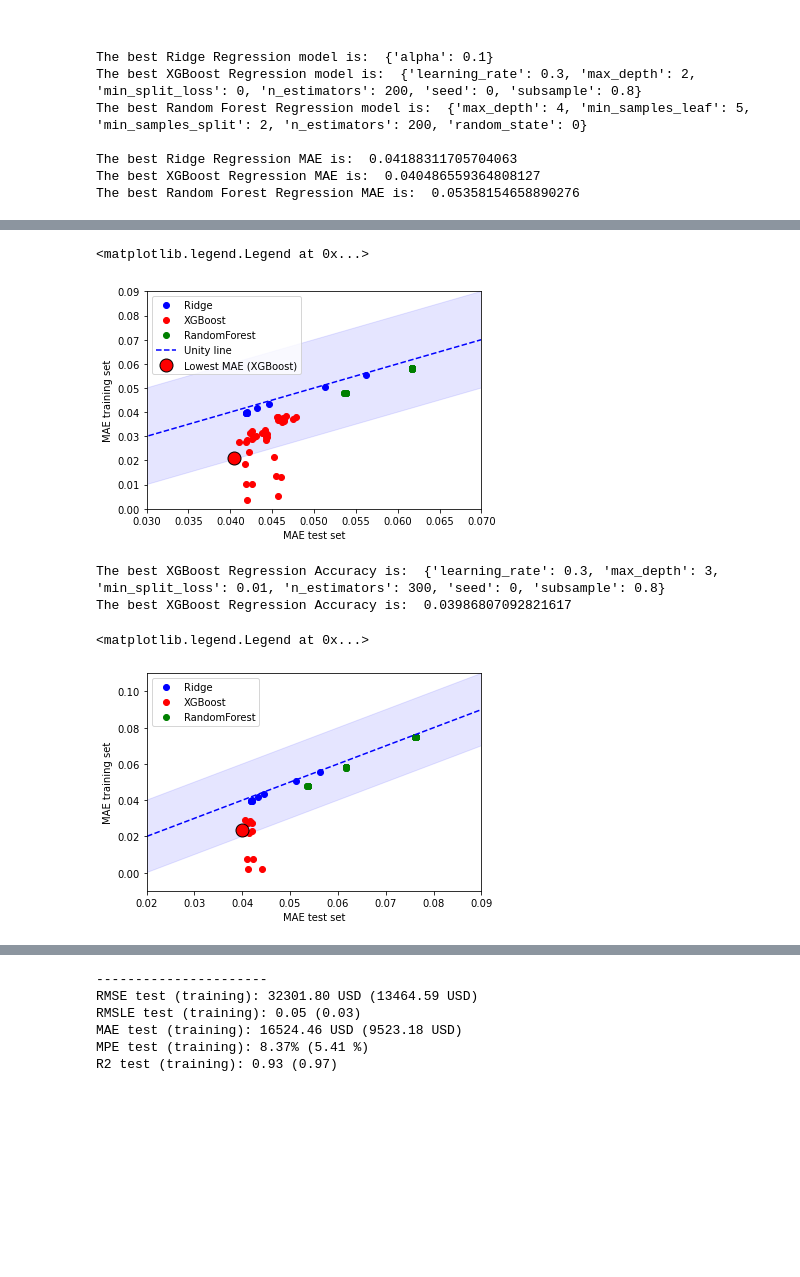
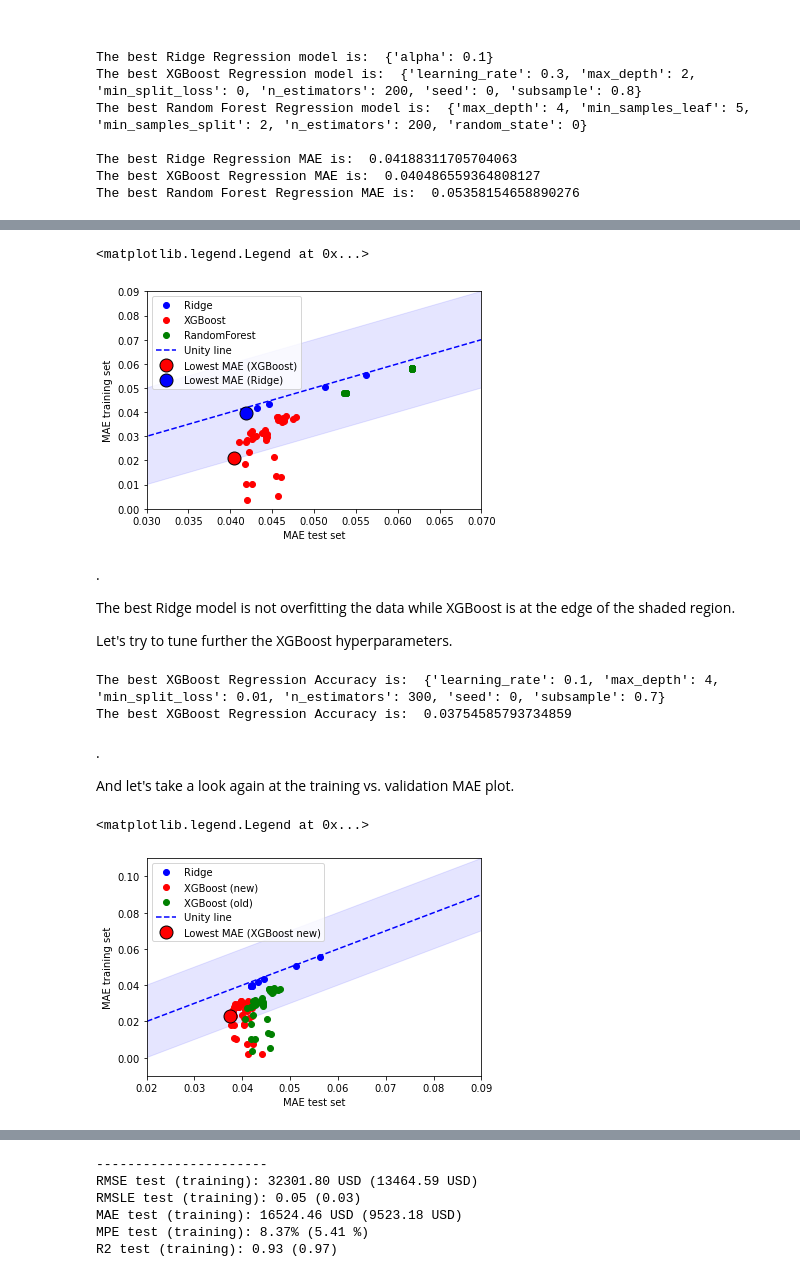
Before and after one commit to SamuComqi92/House_Price_prediction, a Jupyter notebook: House_Price_prediction.ipynb, the cells around one changed output, grey strips where cells are left out. Saved outputs shown, nothing was run; the diff lists cells and outputs as text; code cells hidden in the pictures; blank space fills up the shorter version.

```diff
--- a/House_Price_prediction.ipynb
+++ b/House_Price_prediction.ipynb
@@ -516,22 +600,10 @@ Feature:  SaleCondition     - Max: 6 | Min: 1
 # %%
-#The majority of the values lie within a range between 0 and ~10.
-# - Three features (i.e., "Exterior1st", "Exterior2nd", "Neighborhood") have values in a range between 1 and ~30
-# - One feature (i.e., "MSSubClass") has values in the range between 20 and ~200
-# - Three features (i.e., "YearBuilt", "YearRemodAdd", "YrSold") have values in ranges between 1892 and 2010 (years).
-
-#The next steps will be:
-# - Substitute the "MSSubClass" values with numbers between 1 and 15
-# - Transform years categories by normalizing them with respect to 2010 (the last year in the dataset) and them use MinMaxScaler
-
 #MSSubClass categories
 MSS_classes = X_train.MSSubClass.sort_values().unique()            #It will be used later
 X_train.MSSubClass.replace(MSS_classes,np.arange(1,len(MSS_classes)+1), inplace=True)
+
 
 #Years normalization
 X_train.YearBuilt = 2010 - X_train.YearBuilt
 X_train.YearRemodAdd = 2010 - X_train.YearRemodAdd
 X_train.YrSold = 2010 - X_train.YrSold
-
-#Let's take a look at the ranges spanned by each feature
-for i in X_train.columns :
-    print("Feature: ",i, "    - Max:", max(X_train[i]), "| Min:",min(X_train[i]))
@@ -901,24 +965,24 @@ plt.plot(C.Test,C.Train,'og')
 plt.plot([0.0,0.1],[0.0,0.1],'--b')
 plt.fill_between([0.0,0.1],[0.02,0.12],[-0.02,0.08],color='blue',alpha=0.1,label="_nolegend_")
 plt.plot(B.Test[np.argmin(B.Test)],B.Train[np.argmin(B.Test)],'ro',markersize=13,mec="black")
+plt.plot(A.Test[np.argmin(A.Test)],A.Train[np.argmin(A.Test)],'bo',markersize=13,mec="black")
 plt.xlim([0.03,0.07])
 plt.ylim([0.0,0.09])
 plt.xlabel("MAE test set")
 plt.ylabel("MAE training set")
-plt.legend(["Ridge","XGBoost","RandomForest","Unity line","Lowest MAE (XGBoost)"], loc="upper left")
+plt.legend(["Ridge","XGBoost","RandomForest","Unity line","Lowest MAE (XGBoost)","Lowest MAE (Ridge)"], loc="upper left")
 # %% [output]
 <matplotlib.legend.Legend at 0x...>
-[figure, old version]
+[figure, new version]
+# %% [markdown]
+.
+
+The best Ridge model is not overfitting the data while XGBoost is at the edge of the shaded region.
+
+Let's try to tune further the XGBoost hyperparameters.
 # %%
-#(The shaded blue region represent a sort of confidence interval for under/overfitting:)
-#(Points closer to the unity line represent cases where models are not overfitting data i.e. training and validation errors are similar)
-#(Points outside the shaded blue region represent cases where models are overfitting data i.e. training and validation errors are distant from each other)
-
-#The XGBoost model with the largest accuracy is not overfitting drastically
-
-#Let's further tune RandomForest Hyperparameters
 #Hyperparameter grid
-Params_xgb = {"n_estimators":[300], "max_depth":[3,4], "learning_rate":[0.3], "min_split_loss":[0,0.01,0.02],"subsample":[0.7,0.8], "seed":[0]}
+Params_xgb = {"n_estimators":[300], "max_depth":[2,3,4], "learning_rate":[0.1,0.3], "min_split_loss":[0.0,0.01,0.02],"subsample":[0.7,0.8], "seed":[0]}
 
 #Grid search with a 5-fold cross-validation method
 CV = KFold(n_splits=5, random_state = 0, shuffle=True)
@@ -928,30 +992,34 @@ Grid_xgb222 = Grid_xgb22.fit(X_train, y_train)
 print("\nThe best XGBoost Regression Accuracy is: ",Grid_xgb222.best_params_)
 print("The best XGBoost Regression Accuracy is: ",-Grid_xgb222.best_score_)
 # %% [output]
-The best XGBoost Regression Accuracy is:  {'learning_rate': 0.3, 'max_depth': 3, 'min_split_loss': 0.01, 'n_estimators': 300, 'seed': 0, 'subsample': 0.8}
-The best XGBoost Regression Accuracy is:  0.03986807092821617
+The best XGBoost Regression Accuracy is:  {'learning_rate': 0.1, 'max_depth': 4, 'min_split_loss': 0.01, 'n_estimators': 300, 'seed': 0, 'subsample': 0.7}
+The best XGBoost Regression Accuracy is:  0.03754585793734859
+# %% [markdown]
+.
+
+And let's take a look again at the training vs. validation MAE plot.
 # %%
 #Training vs. Validation accuracy
 A = pd.concat([pd.Series(-Grid_rid2.cv_results_["mean_test_score"]),pd.Series(-Grid_rid2.cv_results_["mean_train_score"])],axis=1)
 B = pd.concat([pd.Series(-Grid_xgb222.cv_results_["mean_test_score"]),pd.Series(-Grid_xgb222.cv_results_["mean_train_score"])],axis=1)
-C = pd.concat([pd.Series(-Grid_ran2.cv_results_["mean_test_score"]),pd.Series(-Grid_ran2.cv_results_["mean_train_score"])],axis=1)
+C = pd.concat([pd.Series(-Grid_xgb2.cv_results_["mean_test_score"]),pd.Series(-Grid_xgb2.cv_results_["mean_train_score"])],axis=1)
 A.columns=["Test","Train"]
 B.columns=["Test","Train"]
 C.columns=["Test","Train"]
 A.sort_values("Test")
 B.sort_values("Test")
 C.sort_values("Test")
 plt.plot(A.Test,A.Train,'ob')
 plt.plot(B.Test,B.Train,'or')
 plt.plot(C.Test,C.Train,'og')
 plt.plot([0.0,0.1],[0.0,0.1],'--b')
-plt.fill_between([0.0,0.1],[0.02,0.12],[-0.02,0.08],color='blue',alpha=0.1)
+plt.fill_between([0.0,0.1],[0.02,0.12],[-0.02,0.08],color='blue',alpha=0.1, label="_nolegend_")
 plt.xlim([0.02,0.09])
 plt.ylim([-0.01,0.11])
 plt.plot(B.Test[np.argmin(B.Test)],B.Train[np.argmin(B.Test)],'ro',markersize=13,mec="black")
 plt.xlabel("MAE test set")
 plt.ylabel("MAE training set")
-plt.legend(["Ridge","XGBoost","RandomForest"], loc="upper left")
+plt.legend(["Ridge","XGBoost (new)","XGBoost (old)","Unity line","Lowest MAE (XGBoost new)"], loc="upper left")
 # %% [output]
 <matplotlib.legend.Legend at 0x...>
-[figure, old version]
+[figure, new version]
```
Also changed, not shown: parts of 65 cells of this notebook.
